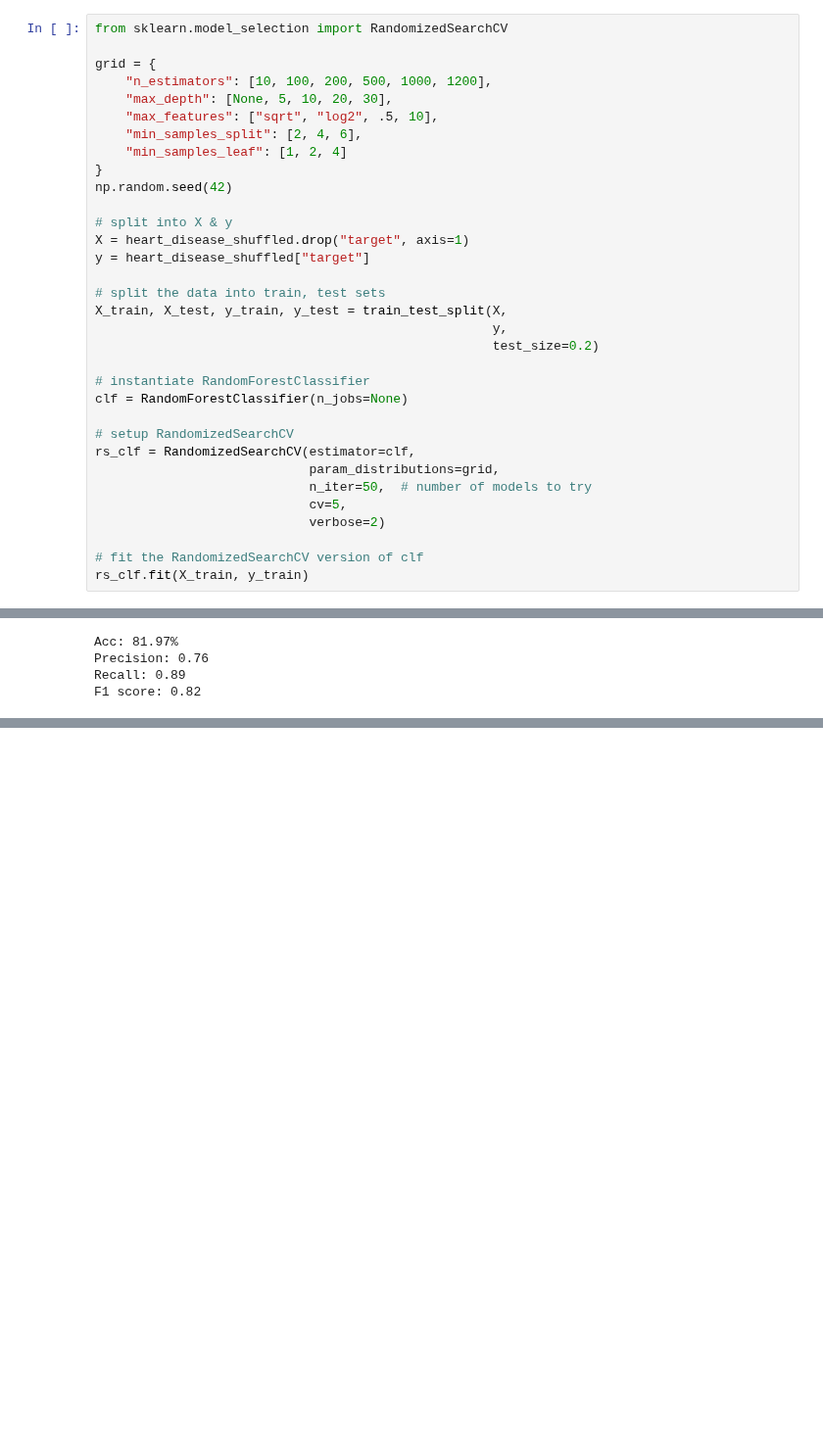
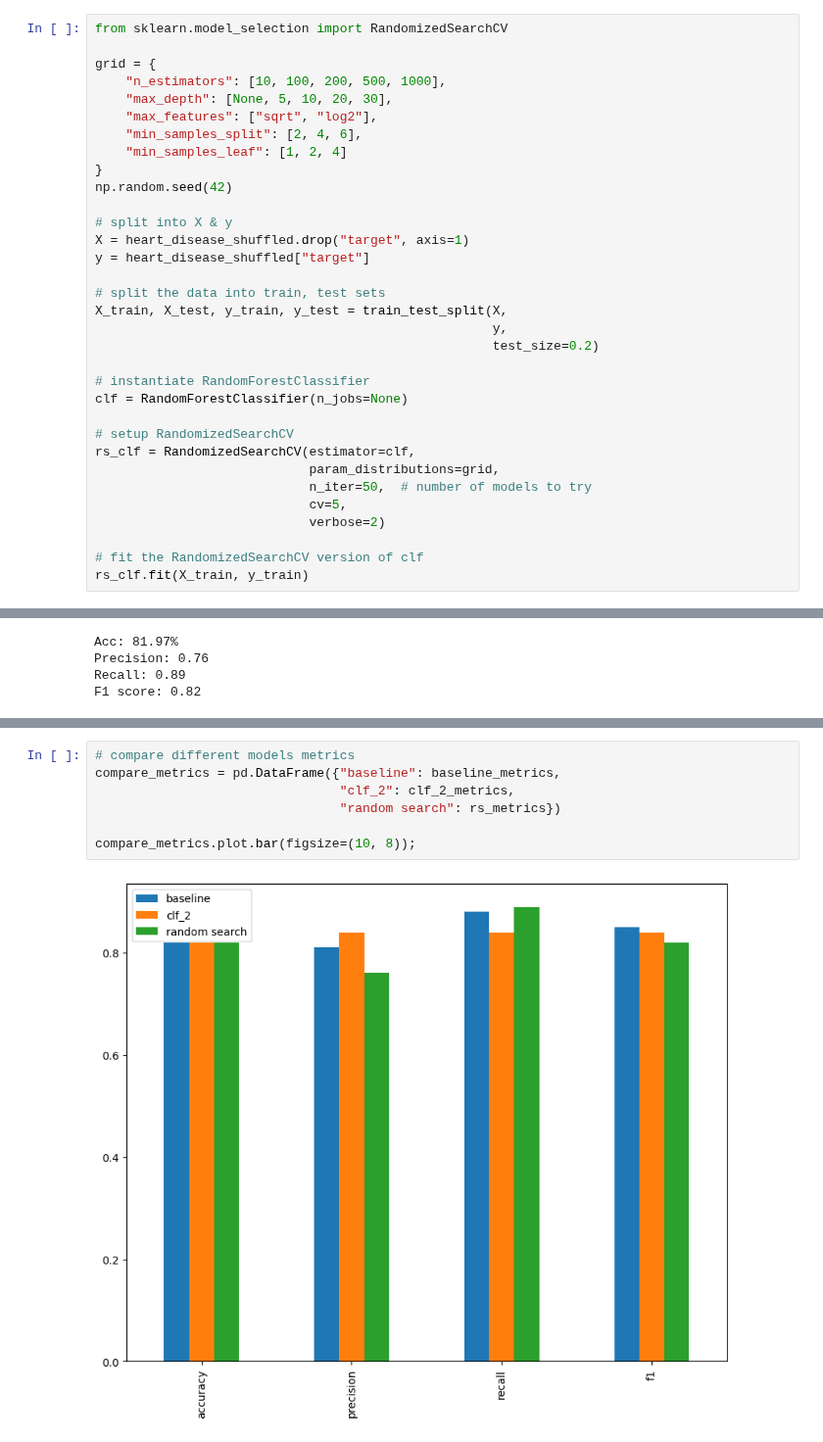
Before and after one commit to mrcruz117/sklearn-intro, a Jupyter notebook: introduction-to-scikit-learn.ipynb, the cells around one changed output, grey strips where cells are left out. Shown at 98% size. Saved outputs shown, nothing was run; the diff lists cells and outputs as text; blank space fills up the shorter version.

```diff
--- a/introduction-to-scikit-learn.ipynb
+++ b/introduction-to-scikit-learn.ipynb
@@ -1601,9 +1601,9 @@ RandomizedSearchCV(cv=5, estimator=RandomForestClassifier(), n_iter=50,
 from sklearn.model_selection import RandomizedSearchCV
 
 grid = {
-    "n_estimators": [10, 100, 200, 500, 1000, 1200],
+    "n_estimators": [10, 100, 200, 500, 1000],
     "max_depth": [None, 5, 10, 20, 30],
-    "max_features": ["sqrt", "log2", .5, 10],
+    "max_features": ["sqrt", "log2"],
     "min_samples_split": [2, 4, 6],
     "min_samples_leaf": [1, 2, 4]
 }
@@ -1694,0 +1775,9 @@ F1 score: 0.82
+# %%
+# compare different models metrics
+compare_metrics = pd.DataFrame({"baseline": baseline_metrics,
+                                "clf_2": clf_2_metrics,
+                                "random search": rs_metrics})
+
+compare_metrics.plot.bar(figsize=(10, 8));
+# %% [output]
+[figure, added]
```
Also changed, not shown: parts of 6 cells of this notebook.
